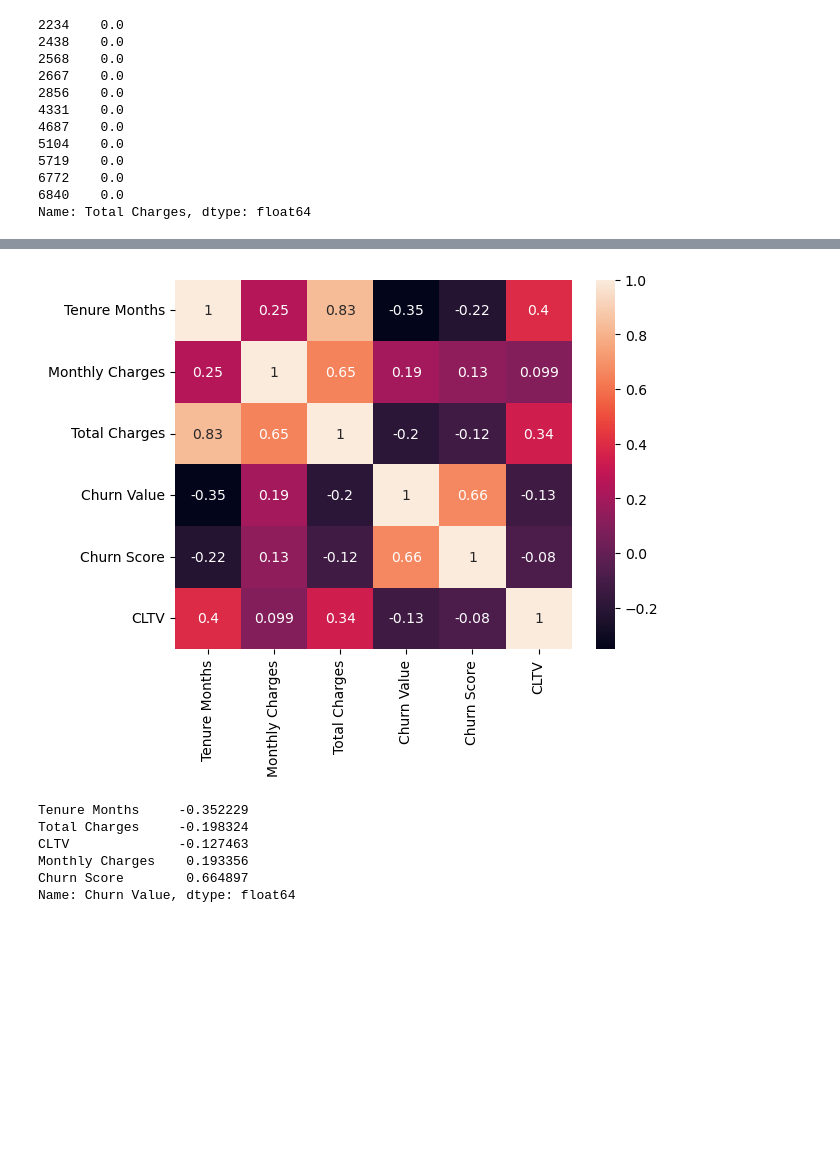
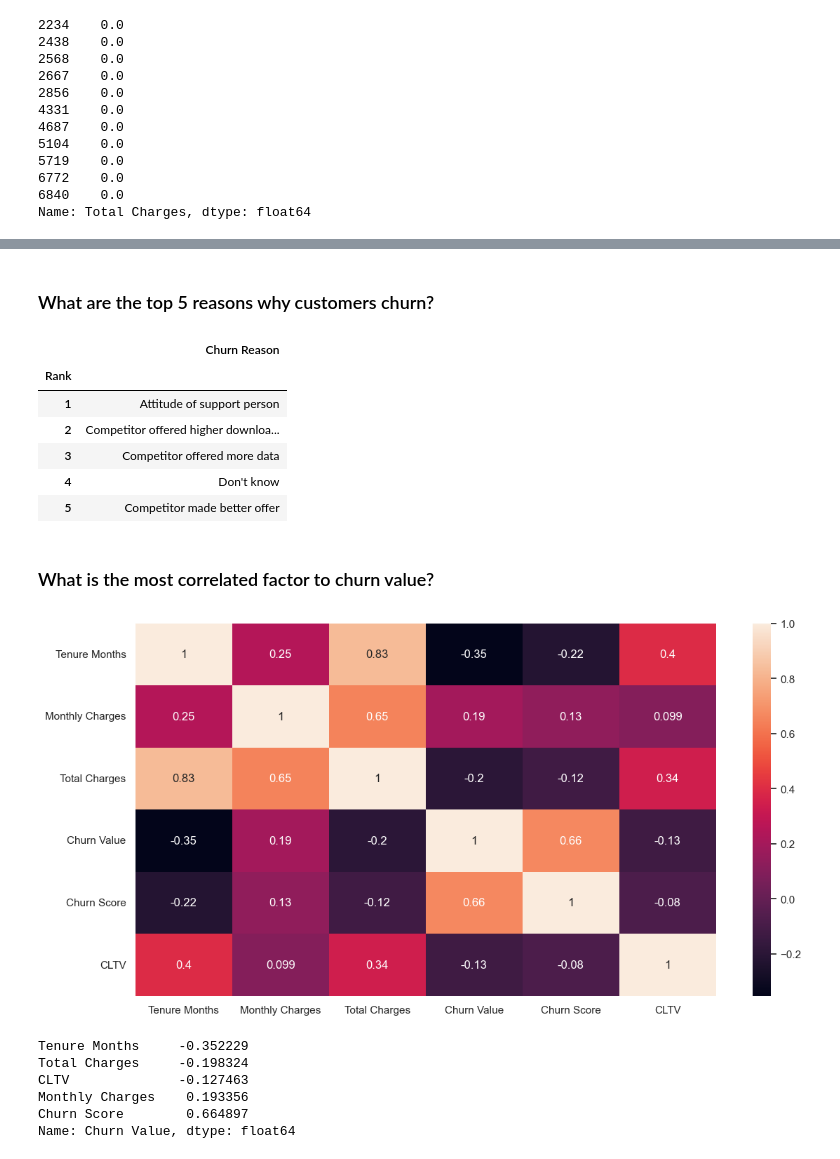
Before and after one commit to nadpierre/telco-churn-classification-project, a Jupyter notebook: DataAnalysisAndModeling.ipynb, the cells around one changed output, grey strips where cells are left out. Saved outputs shown, nothing was run; the diff lists cells and outputs as text; code cells hidden in the pictures; blank space fills up the shorter version.

```diff
--- a/DataAnalysisAndModeling.ipynb
+++ b/DataAnalysisAndModeling.ipynb
@@ -350,0 +372,7 @@ sns.countplot(data=df, x='Churn Value', hue='Contract');
+# %%
+# Visualization
+sns.barplot(data=meanbychurn, x='Churn Value', y='Mean').set(title='Mean of Monthly Charges by Churn Value')
+plt.xlabel('Churn Value')
+plt.ylabel('Mean of Monthly Charges')
+plt.tight_layout()
+sns.set(rc={"figure.figsize":(12,6)})
@@ -350,0 +394,7 @@ sns.countplot(data=df, x='Churn Value', hue='Contract');
+# %%
+# Visualization
+sns.barplot(data=counbymethod, x='Payment Method', y='Count').set(title='Count by Payment Methods')
+plt.xlabel('Payment Method')
+plt.ylabel('Count')
+plt.tight_layout()
+sns.set(rc={"figure.figsize":(12,6)})
@@ -350,0 +414,7 @@ sns.countplot(data=df, x='Churn Value', hue='Contract');
+# %%
+# Visualization
+sns.barplot(data=countbyprot, x='Device Protection', y='Count').set(title='Count of Customers by Device Protection')
+plt.xlabel('Device Protection')
+plt.ylabel('Count of Customers')
+plt.tight_layout()
+sns.set(rc={"figure.figsize":(12,6)})
@@ -350,0 +433,7 @@ sns.countplot(data=df, x='Churn Value', hue='Contract');
+# %%
+# Visualization
+sns.barplot(data=countbypaper, x='Paperless Billing', y='Count').set(title='Count of Customers With vs. Without Paperless Billing')
+plt.xlabel('Paperless Billing')
+plt.ylabel('Count of Customers')
+plt.tight_layout()
+sns.set(rc={"figure.figsize":(12,6)})
@@ -351,9 +442,29 @@ sns.countplot(data=df, x='Churn Value', hue='Contract');
+# %% [markdown]
+### What are the top 5 reasons why customers churn?
+# %%
+top_5 = pd.DataFrame(df['Churn Reason'].value_counts().head(5)).reset_index()
+top_5['Rank'] = top_5['count'].rank(ascending=False).astype('int')
+top_5 = top_5[['Rank', 'Churn Reason']].set_index('Rank')
+top_5
+
+## This shows that customer service is an important factor for most people when choosing a telco company
+# %% [output]
+|  | Churn Reason |
+| Rank |  |
+| 1 | Attitude of support person |
+| 2 | Competitor offered higher downloa... |
+| 3 | Competitor offered more data |
+| 4 | Don't know |
+| 5 | Competitor made better offer |
+# %% [markdown]
+### What is the most correlated factor to churn value?
 # %%
 # Heatmap
 corr_matrix = df.corr(numeric_only=True)
-sns.heatmap(corr_matrix, annot=True);
+sns.heatmap(corr_matrix, annot=True)
+plt.tight_layout();
 # %% [output]
-[figure, old version]
+[figure, new version]
 # %%
 # Correlations with Churn Value
 correlations = corr_matrix.loc['Churn Value'].drop(['Churn Value']).sort_values()
```
Also changed, not shown: parts of 41 cells of this notebook.
